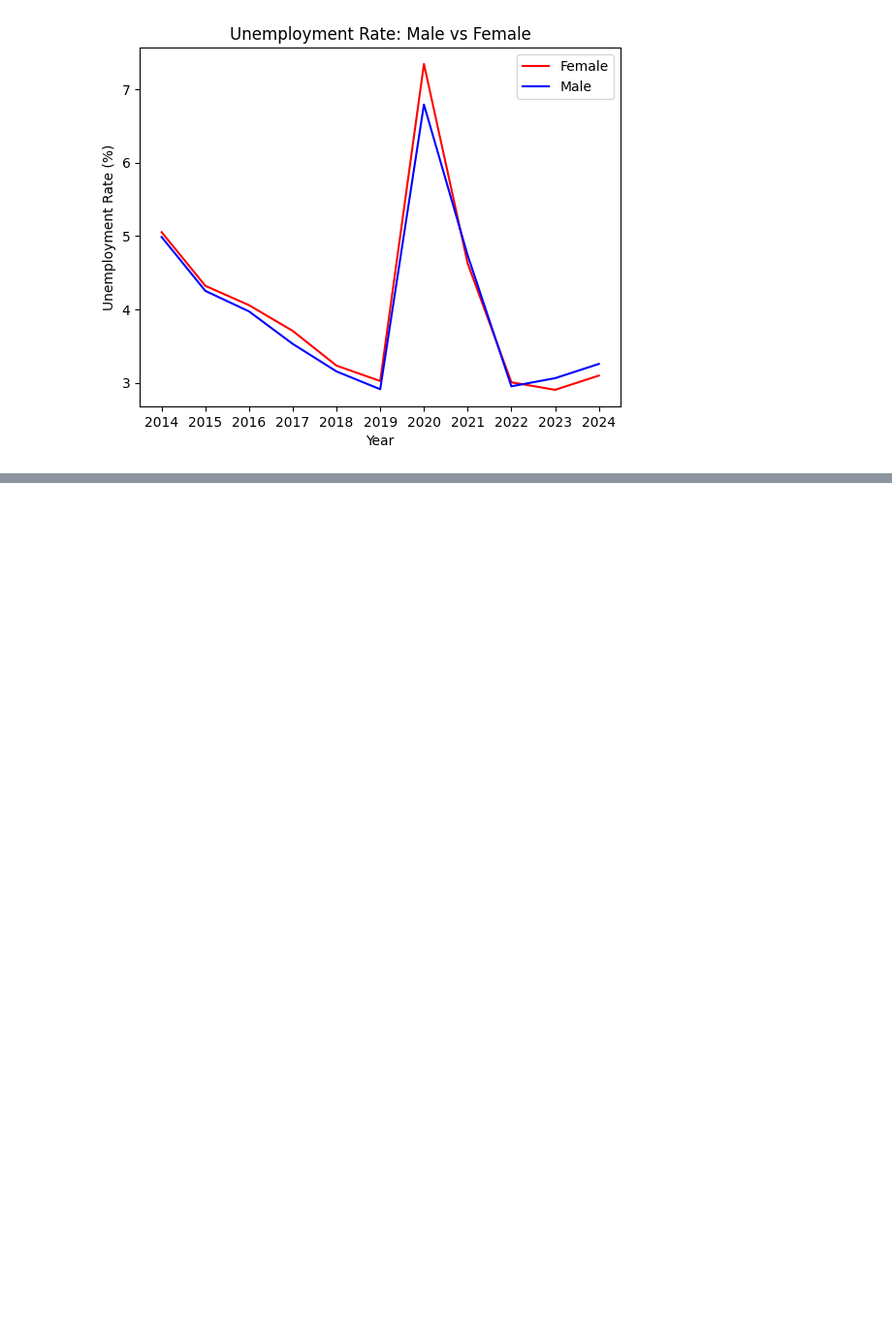
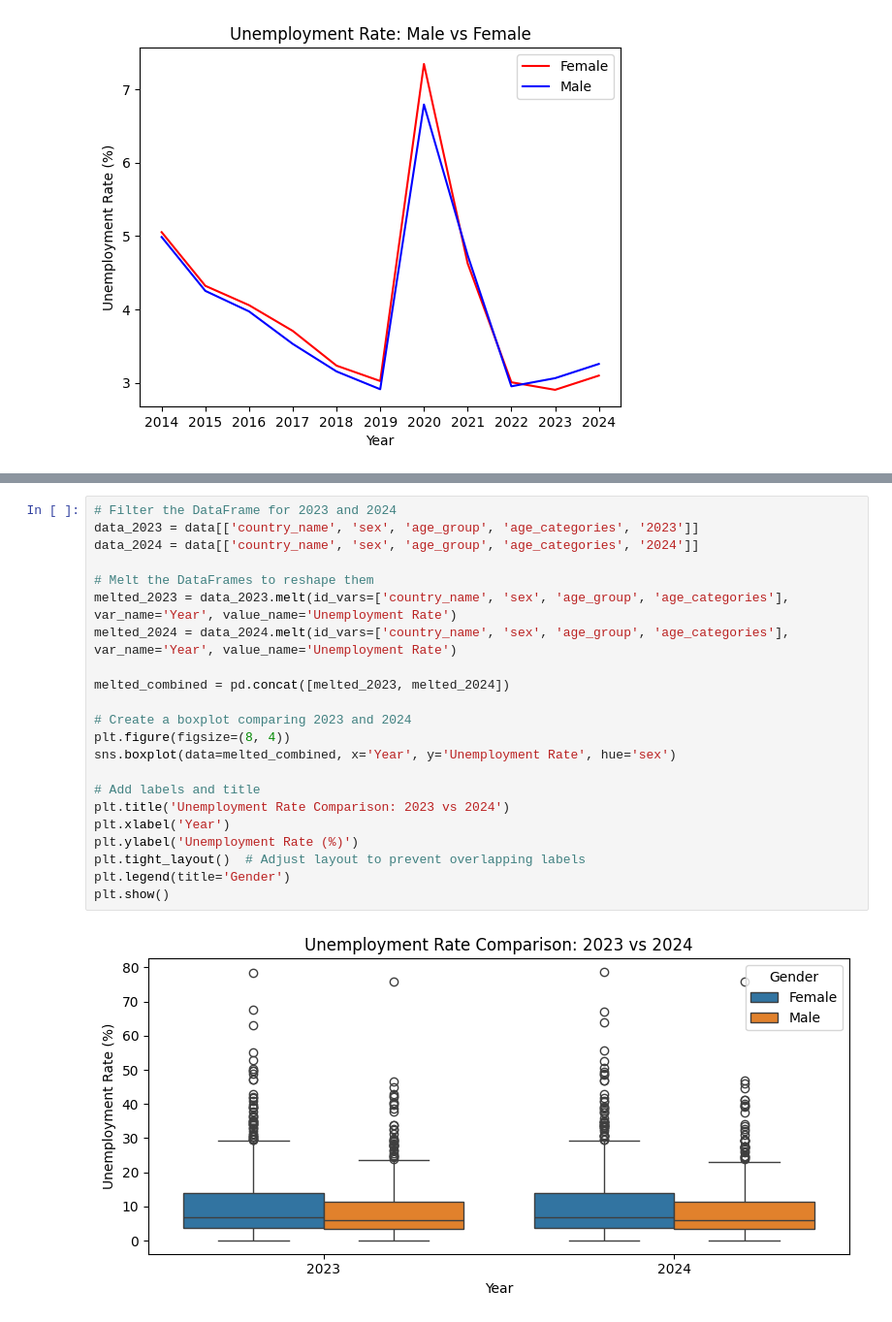
Before and after one commit to Enlightenus/Global_unemployment, a Jupyter notebook: test.ipynb, the cells around one changed output, grey strips where cells are left out. Shown at 97% size. Drawn from its saved outputs; the diff is of its cells as text; blank space fills up the shorter version.

```diff
--- a/test.ipynb
+++ b/test.ipynb
@@ -204,0 +211,24 @@ plt.show()
+# %%
+# Filter the DataFrame for 2023 and 2024
+data_2023 = data[['country_name', 'sex', 'age_group', 'age_categories', '2023']]
+data_2024 = data[['country_name', 'sex', 'age_group', 'age_categories', '2024']]
+
+# Melt the DataFrames to reshape them
+melted_2023 = data_2023.melt(id_vars=['country_name', 'sex', 'age_group', 'age_categories'], var_name='Year', value_name='Unemployment Rate')
+melted_2024 = data_2024.melt(id_vars=['country_name', 'sex', 'age_group', 'age_categories'], var_name='Year', value_name='Unemployment Rate')
+
+melted_combined = pd.concat([melted_2023, melted_2024])
+
+# Create a boxplot comparing 2023 and 2024
+plt.figure(figsize=(8, 4))
+sns.boxplot(data=melted_combined, x='Year', y='Unemployment Rate', hue='sex')
+
+# Add labels and title
+plt.title('Unemployment Rate Comparison: 2023 vs 2024')
+plt.xlabel('Year')
+plt.ylabel('Unemployment Rate (%)')
+plt.tight_layout()  # Adjust layout to prevent overlapping labels
+plt.legend(title='Gender')
+plt.show()
+# %% [output]
+[figure, added]
```
Also changed, not shown: parts of 2 cells of this notebook.
